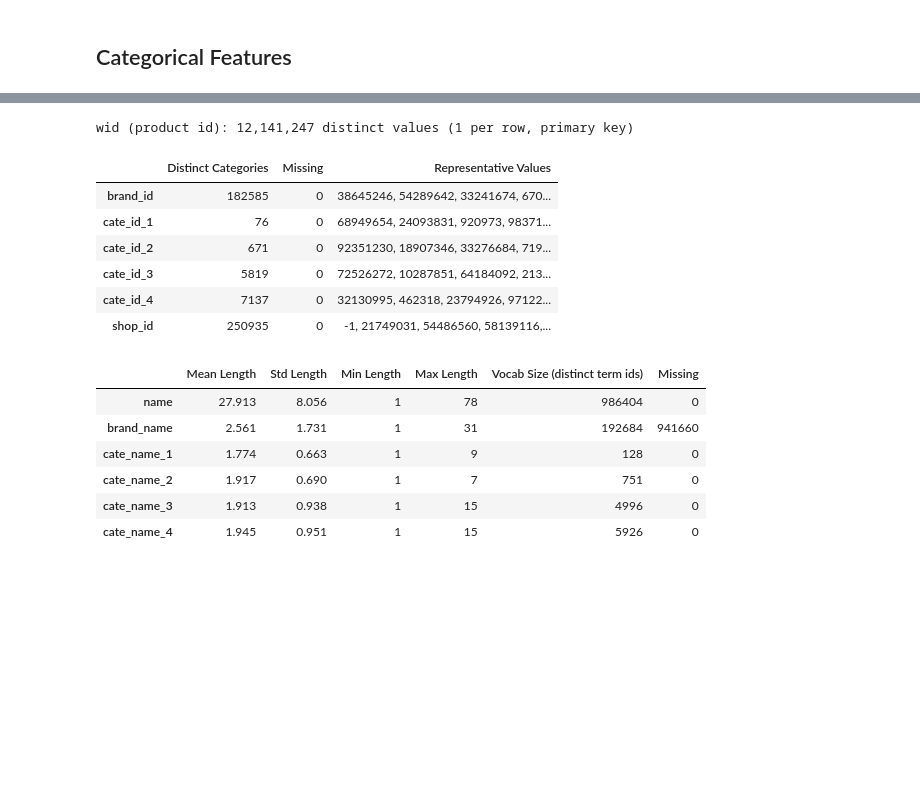
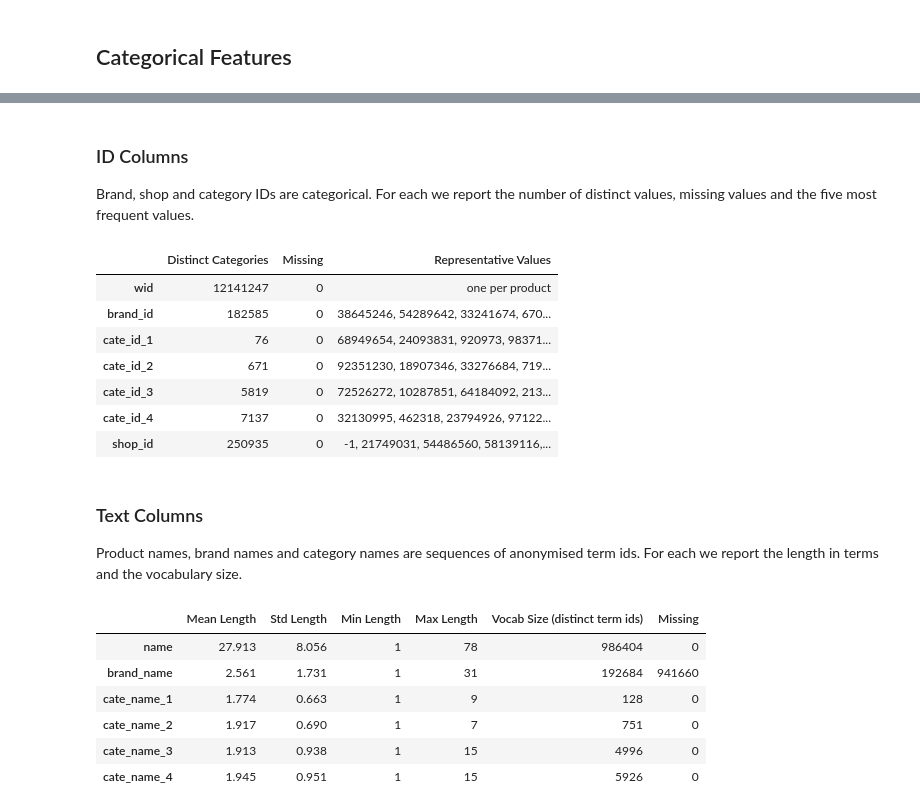
Before and after one commit to kennyyshi/BT4222-Group-9, a Jupyter notebook: Feature_Dictionary.ipynb, the cells around one changed output, grey strips where cells are left out. Cells and saved outputs as stored; diff of their text form; code cells hidden in the pictures; blank space fills up the shorter version.

```diff
--- a/Feature_Dictionary.ipynb
+++ b/Feature_Dictionary.ipynb
@@ -55,7 +40,7 @@ def safe_split_numeric(val, sep='_'):
     return [float(x) for x in lst]
 
 # 1. PARSING THE DATAFRAME
-user_df['candidate_wid_list_parsed'] = user_df['candidate_wid_list'].apply(safe_split_numeric)
+user_df['candidate_wid_list_parsed'] = user_df['candidate_wid_list'].apply(safe_split)  # ids kept as strings to match history_wid_list
 user_df['candidate_label_list_parsed'] = user_df['candidate_label_list'].apply(safe_split_numeric)
 user_df['history_qry_list_parsed'] = user_df['history_qry_list'].apply(safe_split)
 user_df['history_wid_list_parsed'] = user_df['history_wid_list'].apply(safe_split)
@@ -97,7 +82,7 @@ def count_unique_queries(x):
     if not isinstance(x, list):
         return np.nan
 
-    valid_queries = [q for q in x if q != -1]
+    valid_queries = [q for q in x if q != "-1"]
 
     return len(set(valid_queries))
 
@@ -226,14 +211,14 @@ Above 1:       0
 # %%
 # ============================================================
 # FEATURES 7-10: Historical action counts
-# CLICK, CART, ORD, FOLLOW
+# CLICK, CART, ORD, FLW
 # ============================================================
 
 ACTION_MAP = {
     "history_click_count": "CLICK",
     "history_cart_count": "CART",
     "history_order_count": "ORD",
-    "history_follow_count": "FOLLOW"
+    "history_follow_count": "FLW"
 }
 
 for col, action in ACTION_MAP.items():
@@ -703,25 +707,30 @@ wid: 12,141,247 rows (treated as primary key, exact distinct-count set skipped t
+# %% [markdown]
+### ID Columns
+
+Brand, shop and category IDs are categorical. For each we report the number of distinct values, missing values and the five most frequent values.
 # %%
-# ============================================================
-# Categorical (ID) feature summary for product metadata
-# ============================================================
+# Distinct values, missing values and top-5 values of each ID column
 id_summary = pd.DataFrame({
     "Distinct Categories": {c: len(distinct_ids[c]) for c in ID_COLS},
     "Missing": {c: missing_counts[c] for c in ID_COLS},
-    "Representative Values": {
-        c: ", ".join(v for v, _ in id_top_values[c].most_common(5))
-        for c in ID_COLS
-    },
+    "Representative Values": {c: ", ".join(v for v, _ in id_top_values[c].most_common(5)) for c in ID_COLS},
 })
 
-print(f"wid (product id): {row_count:,} distinct values (1 per row, primary key)")
+# wid is one per product (no duplicates, verified in the coverage check below)
+id_summary.loc["wid"] = [row_count, missing_counts["wid"], "one per product"]
+id_summary = id_summary.loc[["wid"] + ID_COLS]
 id_summary
 # %% [output]
-wid (product id): 12,141,247 distinct values (1 per row, primary key)
 |  | Distinct Categories | Missing | Representative Values |
+| wid | 12141247 | 0 | one per product |
 | brand_id | 182585 | 0 | 38645246, 54289642, 33241674, 670... |
 | cate_id_1 | 76 | 0 | 68949654, 24093831, 920973, 98371... |
 | cate_id_2 | 671 | 0 | 92351230, 18907346, 33276684, 719... |
 | cate_id_3 | 5819 | 0 | 72526272, 10287851, 64184092, 213... |
 | cate_id_4 | 7137 | 0 | 32130995, 462318, 23794926, 97122... |
 | shop_id | 250935 | 0 | -1, 21749031, 54486560, 58139116,... |
+# %% [markdown]
+### Text Columns
+
+Product names, brand names and category names are sequences of anonymised term ids. For each we report the length in terms and the vocabulary size.
 # %%
```
Also changed, not shown: parts of 30 cells of this notebook, 1 other file.
